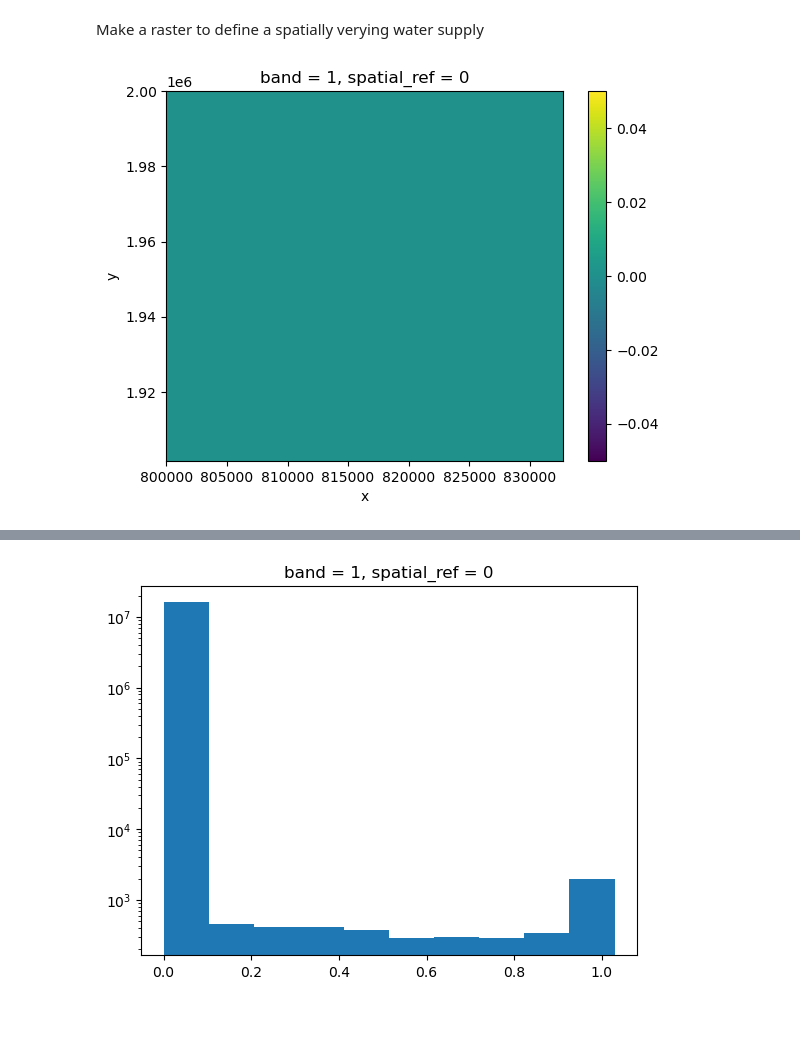
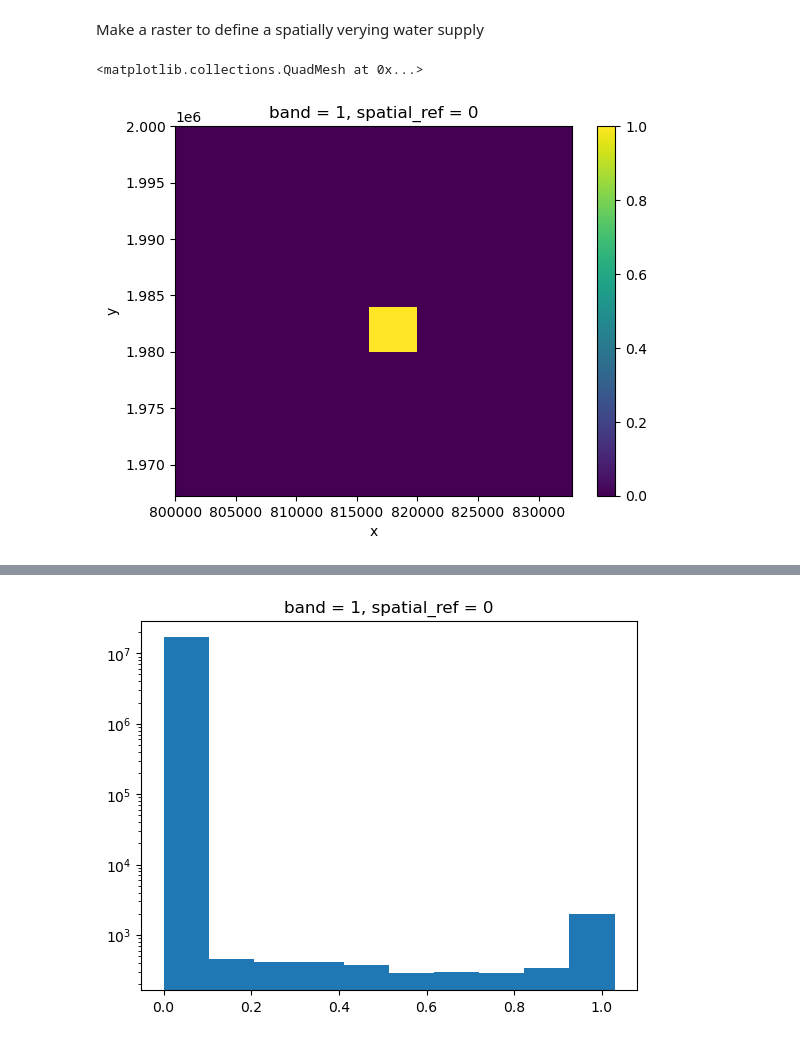
Before and after one commit to jkingslake/BFRN_meltwater, a Jupyter notebook: python/notebooks/fsm_on_rema.ipynb, the cells around one changed output, grey strips where cells are left out. Cells and saved outputs as stored; diff of their text form; code cells hidden in the pictures.

Commit message:
start work on using larger REMA tiles

```diff
--- a/python/notebooks/fsm_on_rema.ipynb
+++ b/python/notebooks/fsm_on_rema.ipynb
@@ -185,21 +137,20 @@ Wall time: 4.6 s
 # %% [markdown]
 Make a raster to define  a spatially verying water supply
 # %%
-%matplotlib inline
 # create a water input file using the DEM
-dem = rioxarray.open_rasterio("rema_subsets/dem_small_2.tif", chunks={})
+dem = rioxarray.open_rasterio("rema_subsets/dem_small_1.tif", chunks={})
 
 def create_water_input_file(dem, water_depth):
-    water=dem.copy().squeeze()
+    water=dem.squeeze()
     water[:,:]=0
     water[2000:2500, 2000:2500]=water_depth
     water_input_file = "rema_subsets/water_input_file.tif"
     water.rio.to_raster(water_input_file)
 
     return water, water_input_file
 
 create_water_input_file(dem, 1)[0].plot()
-plt.show()
 # %% [output]
+<matplotlib.collections.QuadMesh at 0x...>
-[figure, old version]
+[figure, new version]
 # %%
```
Also changed, not shown: parts of 15 cells of this notebook, 2 other files.
